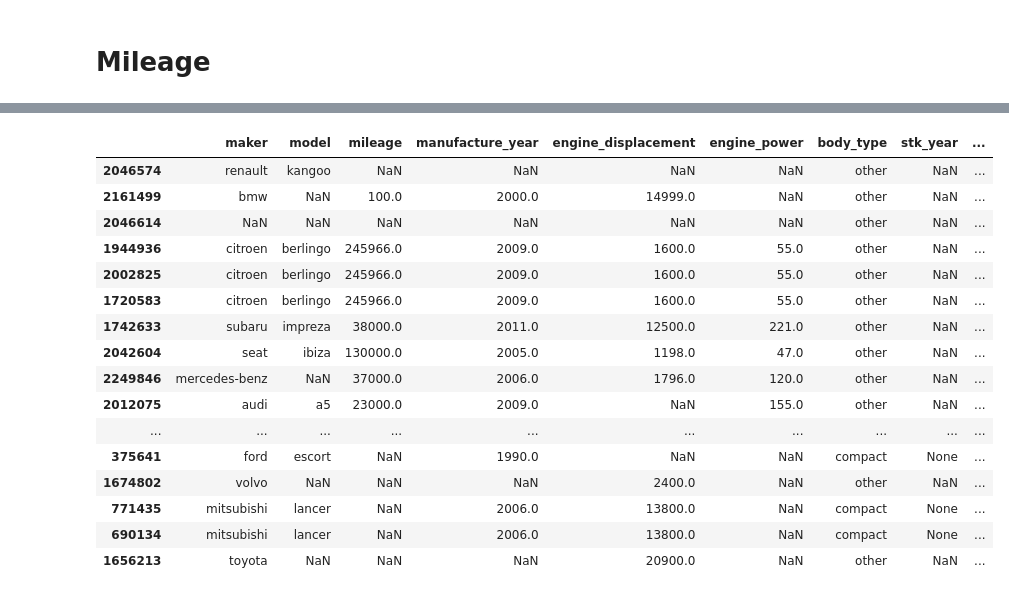
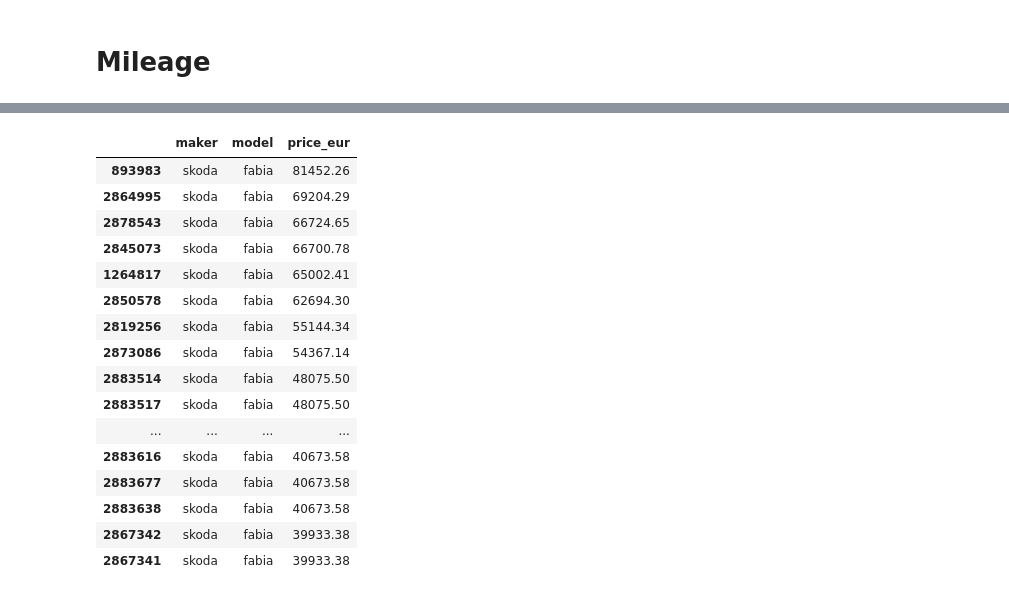
Before and after one commit to nhDuc1993/GMT6740, a Jupyter notebook: Duc/EDA and Clearning.ipynb, the cells around one changed output, grey strips where cells are left out. Drawn from its saved outputs; the diff is of its cells as text; code cells hidden in the pictures.

```diff
--- a/Duc/EDA and Clearning.ipynb
+++ b/Duc/EDA and Clearning.ipynb
@@ -177,0 +280,3 @@ df.loc[df['mileage'] <= 50, 'manufacture_year'].hist()
+# %%
+cutoff_mileage = 400000
+df['mileage'][df['mileage']<cutoff_mileage].shape[0] / df['mileage'].dropna().shape[0]
@@ -178,2 +294,2 @@ df.loc[df['mileage'] <= 50, 'manufacture_year'].hist()
 # %%
-df.loc[(df['mileage'] < 320000) & (df['mileage'] > 0), 'mileage'].hist()
+df = df[(df['mileage'].isna()) | (df['mileage'] < cutoff_mileage)]
@@ -182,0 +313,5 @@ df.loc[(df['mileage'] < 320000) & (df['mileage'] > 0), 'mileage'].hist()
+# %%
+# 1295.34
+df = df[df['price_eur'] != 1295.34]
+# %%
+df = df[df['price_eur'] < 100000]
@@ -183,21 +334,21 @@ df.loc[(df['mileage'] < 320000) & (df['mileage'] > 0), 'mileage'].hist()
 # %%
-temp_df = df[df['price_eur'] > 10000000]
-temp_df.sort_values('price_eur', ascending=False).head(20)
+temp_df = df.loc[(df['maker'] == 'skoda') & (df['model'] == 'fabia'), ['maker', 'model','price_eur']].sort_values('price_eur', ascending=False)
+temp_df.head(30)
 # %% [output]
-|  | maker | model | mileage | manufacture_year | engine_displacement | engine_power | body_type | stk_year | ... |
-| 2046574 | renault | kangoo | NaN | NaN | NaN | NaN | other | NaN | ... |
-| 2161499 | bmw | NaN | 100.0 | 2000.0 | 14999.0 | NaN | other | NaN | ... |
-| 2046614 | NaN | NaN | NaN | NaN | NaN | NaN | other | NaN | ... |
-| 1944936 | citroen | berlingo | 245966.0 | 2009.0 | 1600.0 | 55.0 | other | NaN | ... |
-| 2002825 | citroen | berlingo | 245966.0 | 2009.0 | 1600.0 | 55.0 | other | NaN | ... |
-| 1720583 | citroen | berlingo | 245966.0 | 2009.0 | 1600.0 | 55.0 | other | NaN | ... |
-| 1742633 | subaru | impreza | 38000.0 | 2011.0 | 12500.0 | 221.0 | other | NaN | ... |
-| 2042604 | seat | ibiza | 130000.0 | 2005.0 | 1198.0 | 47.0 | other | NaN | ... |
-| 2249846 | mercedes-benz | NaN | 37000.0 | 2006.0 | 1796.0 | 120.0 | other | NaN | ... |
-| 2012075 | audi | a5 | 23000.0 | 2009.0 | NaN | 155.0 | other | NaN | ... |
-| ... | ... | ... | ... | ... | ... | ... | ... | ... | ... |
-| 375641 | ford | escort | NaN | 1990.0 | NaN | NaN | compact | None | ... |
-| 1674802 | volvo | NaN | NaN | NaN | 2400.0 | NaN | other | NaN | ... |
-| 771435 | mitsubishi | lancer | NaN | 2006.0 | 13800.0 | NaN | compact | None | ... |
-| 690134 | mitsubishi | lancer | NaN | 2006.0 | 13800.0 | NaN | compact | None | ... |
-| 1656213 | toyota | NaN | NaN | NaN | 20900.0 | NaN | other | NaN | ... |
+|  | maker | model | price_eur |
+| 893983 | skoda | fabia | 81452.26 |
+| 2864995 | skoda | fabia | 69204.29 |
+| 2878543 | skoda | fabia | 66724.65 |
+| 2845073 | skoda | fabia | 66700.78 |
+| 1264817 | skoda | fabia | 65002.41 |
+| 2850578 | skoda | fabia | 62694.30 |
+| 2819256 | skoda | fabia | 55144.34 |
+| 2873086 | skoda | fabia | 54367.14 |
+| 2883514 | skoda | fabia | 48075.50 |
+| 2883517 | skoda | fabia | 48075.50 |
+| ... | ... | ... | ... |
+| 2883616 | skoda | fabia | 40673.58 |
+| 2883677 | skoda | fabia | 40673.58 |
+| 2883638 | skoda | fabia | 40673.58 |
+| 2867342 | skoda | fabia | 39933.38 |
+| 2867341 | skoda | fabia | 39933.38 |
```
Also changed, not shown: parts of 77 cells of this notebook.
